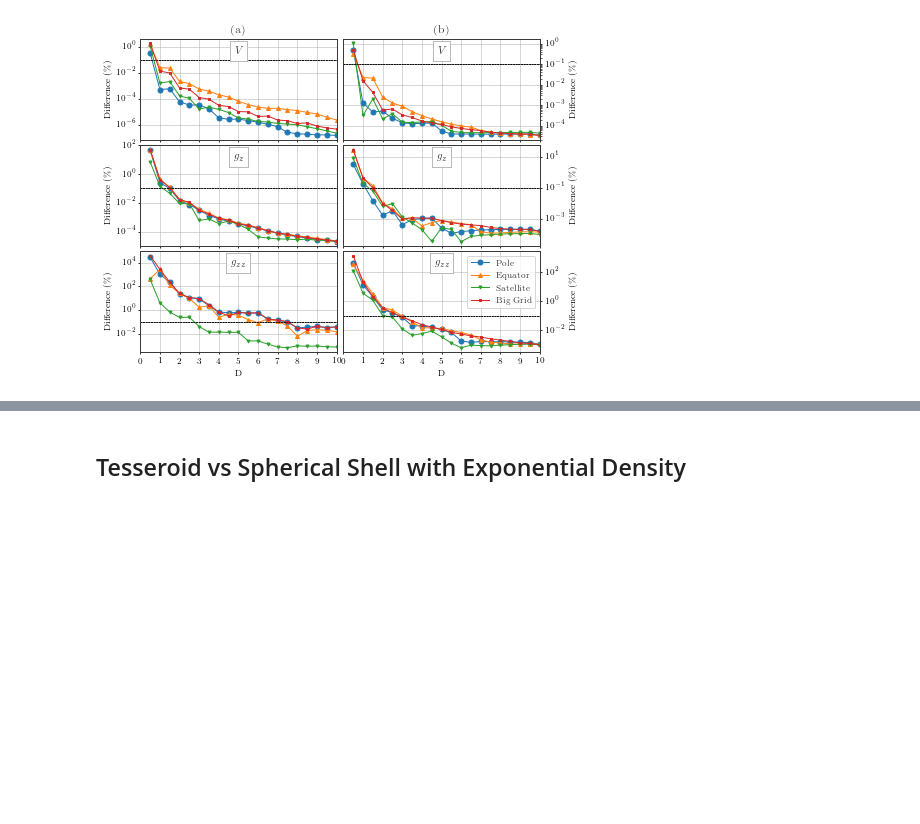
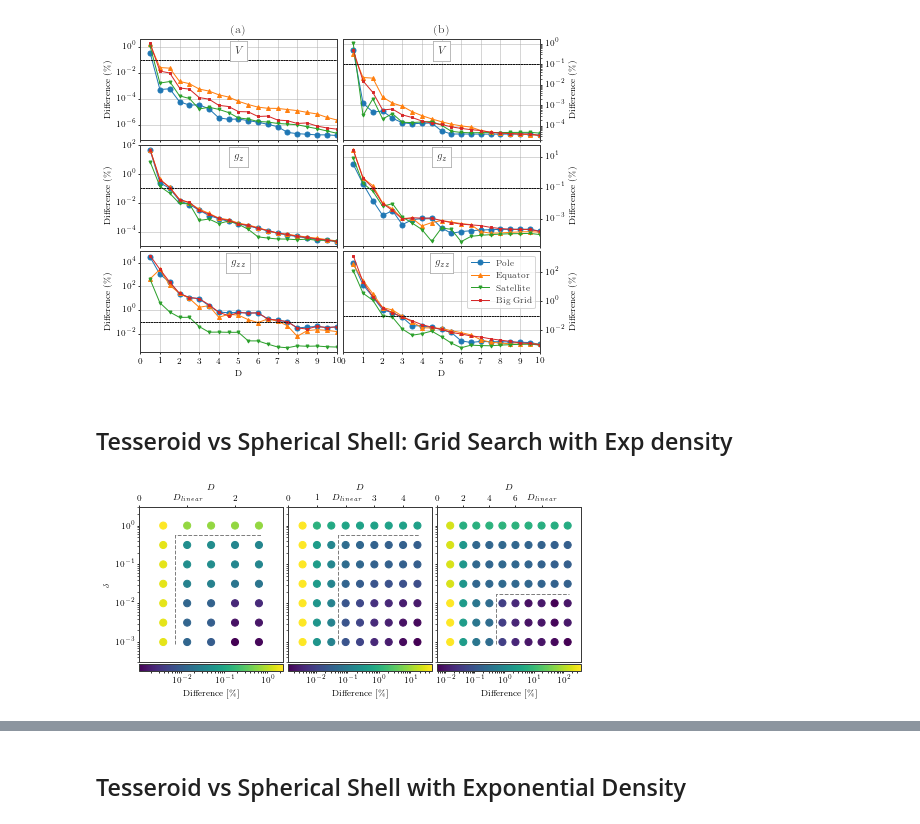
Before and after one commit to pinga-lab/tesseroid-variable-density, a Jupyter notebook: code/notebooks/08-plot-figures.ipynb, the cells around one changed output, grey strips where cells are left out. Drawn from its saved outputs; the diff is of its cells as text; code cells hidden in the pictures; blank space fills up the shorter version.

Commit message:
Added empirical grid search figure in manuscript and more editing

```diff
--- a/code/notebooks/08-plot-figures.ipynb
+++ b/code/notebooks/08-plot-figures.ipynb
@@ -326,3 +327,83 @@ plt.savefig('../../manuscript/figures/linear-D.pdf')
 plt.show()
 # %% [output]
 [figure]
+# %% [markdown]
+## Tesseroid vs Spherical Shell: Grid Search with Exp density
+# %%
+top, bottom = 0, -35000
+fields = 'potential gz gzz'.split()
+Ds_linear = [1, 2, 8]
+
+fig, axes = plt.subplots(1, 3, sharey=True)
+fig.set_size_inches((6.66, 3))
+
+for field, ax, D_linear in zip(fields, axes, Ds_linear):
+    data = np.load('results/grid-search/' +
+                   field + '-thick-differences.npz')
+    D_grid, delta_grid = data['D_grid'], data['delta_grid']
+    errors = data['errors']
+
+    # Plot bigger points if error <= 0.1
+    plot_sizes = False
+    size = 50
+    if plot_sizes:
+        sizes = size*np.ones_like(errors)
+        sizes[errors<=0.1] = 3*size
+    else:
+        sizes = size
+    cm = ax.scatter(D_grid.ravel(), delta_grid.ravel(),
+                    s=sizes, c=errors.ravel(),
+                    norm=matplotlib.colors.LogNorm())
+
+    # Bellow error points contour
+    D_step = abs((D_grid.max() - D_grid.min())/(D_grid.shape[1] - 1))
+    delta_factor = abs(delta_grid.max()/delta_grid.min())**(1/(delta_grid.shape[0] - 1))
+    min_D = np.min(D_grid[errors <= 0.1]) - D_step/2
+    max_D = D_grid.max() + D_step/8
+    min_delta = delta_grid.min()*(delta_factor**(-0.125))
+    max_delta = np.max(delta_grid[errors <= 0.1])*(delta_factor**0.5)
+    ax.plot([min_D, min_D, max_D],
+              [min_delta, max_delta, max_delta],
+              '--', color='C7')
+
+    plt.colorbar(cm, label='Difference [\%]',
+                 ax=ax,
+                 orientation="horizontal",
+                 pad=0.01)
+
+
+    if field == "potential":
+        ax.set_xticks(np.arange(0, 3, 1))
+    elif field == "gz":
+        ax.set_xticks(np.arange(0, 5, 1))
+    elif field == "gzz":
+        ax.set_xticks(np.arange(0, 10, 2))
+
+    ax.set_xlabel("$D$")
+    ax.xaxis.set_label_position('top')
+    ax.xaxis.set_ticks_position('top')
+    ax.set_xlim(D_grid.min() - D_step,
+                D_grid.max() + D_step)
+    ax.set_ylim(3e-4, 3e0)
+    ax.set_yscale('log')
+
+
+    plt.draw()
+
+    labels = [item.get_text() for item in ax.get_xticklabels()]
+    for i in range(len(labels)):
+        label = labels[i]
+        label = label.replace("$", "")
+        try:
+            if float(label) == D_linear:
+                labels[i] = "$D_{linear}$"
+        except:
+            continue
+    ax.set_xticklabels(labels)
+
+axes[0].set_ylabel("$\delta$")
+plt.tight_layout(pad=0, h_pad=0)
+plt.savefig("../../manuscript/figures/grid-search.pdf")
+plt.show()
+# %% [output]
+[figure, added]
```
Also changed, not shown: parts of 2 cells of this notebook, 2 other files.
